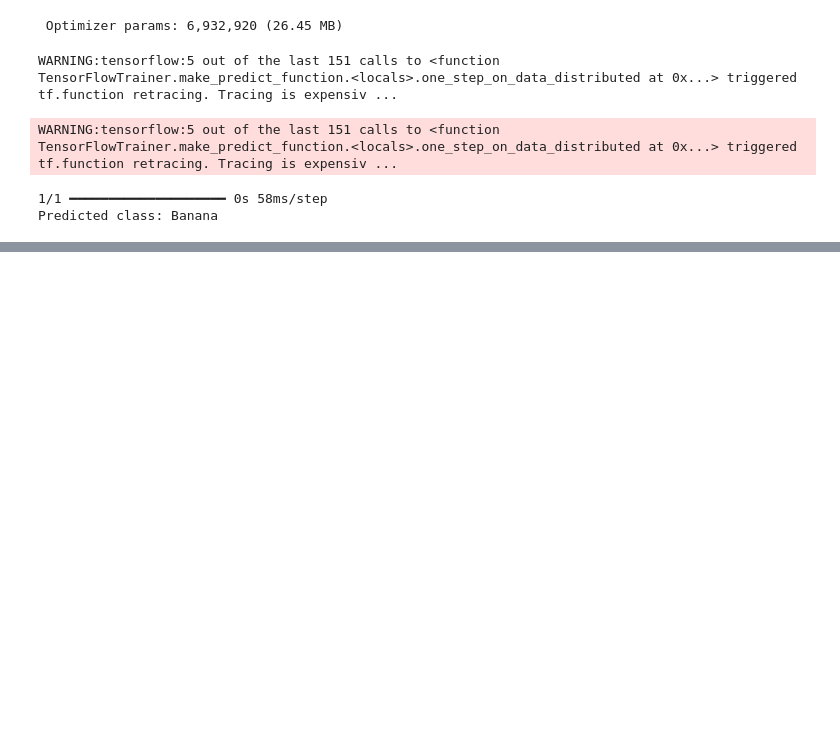
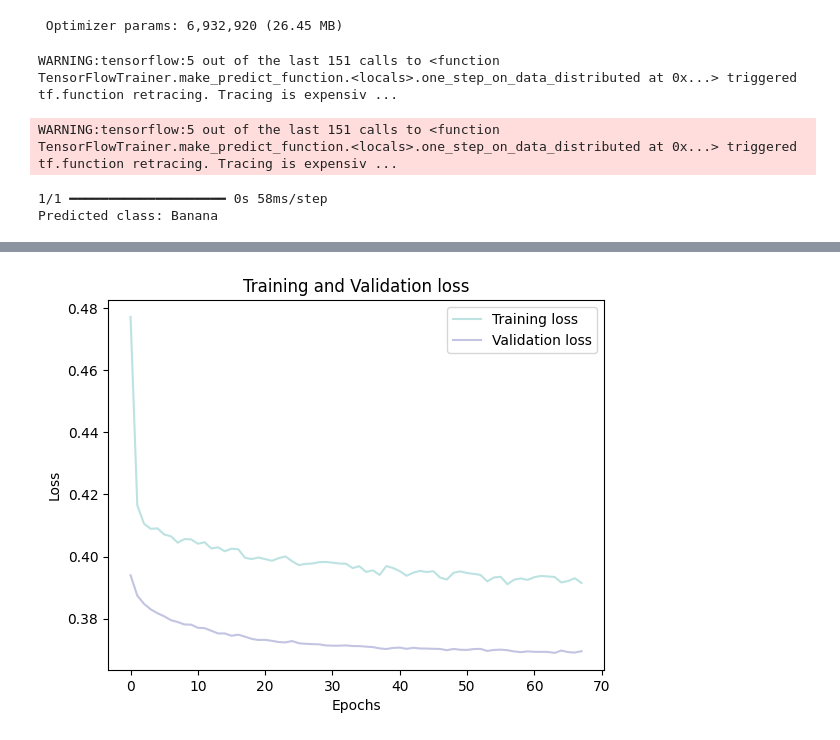
Before and after one commit to XdmriveroeX/IAminibots, a Jupyter notebook: 5.Ejercicios.ipynb, the cells around one changed output, grey strips where cells are left out. Drawn from its saved outputs; the diff is of its cells as text; code cells hidden in the pictures; blank space fills up the shorter version.

```diff
--- a/5.Ejercicios.ipynb
+++ b/5.Ejercicios.ipynb
@@ -258,0 +694,7 @@ Predicted class: Banana
+# %%
+X = features.drop(["RainTomorrow"], axis=1)
+y = features["RainTomorrow"]
+
+X_train, X_test, y_train, y_test = train_test_split(X, y, test_size = 0.2, random_state = 42)
+
+X.shape
@@ -258,0 +703,26 @@ Predicted class: Banana
+# %%
+early_stopping = callbacks.EarlyStopping(
+    min_delta=0.001,
+    patience=20,
+    restore_best_weights=True,
+)
+
+# Initialising the NN
+model = Sequential()
+
+# layers
+
+model.add(Dense(units = 32, kernel_initializer = 'uniform', activation = 'relu', input_dim = 26))
+model.add(Dense(units = 32, kernel_initializer = 'uniform', activation = 'relu'))
+model.add(Dense(units = 16, kernel_initializer = 'uniform', activation = 'relu'))
+model.add(Dropout(0.25))
+model.add(Dense(units = 8, kernel_initializer = 'uniform', activation = 'relu'))
+model.add(Dropout(0.5))
+model.add(Dense(units = 1, kernel_initializer = 'uniform', activation = 'sigmoid'))
+
+# Compiling the ANN
+opt = Adam(learning_rate=0.00009)
+model.compile(optimizer = opt, loss = 'binary_crossentropy', metrics = ['accuracy'])
+
+# Train the ANN
+history = model.fit(X_train, y_train, batch_size = 32, epochs = 150, callbacks=[early_stopping], validation_split=0.2)
@@ -258,0 +748,13 @@ Predicted class: Banana
+# %%
+history_df = pd.DataFrame(history.history)
+
+plt.plot(history_df.loc[:, ['loss']], "#BDE2E2", label='Training loss')
+plt.plot(history_df.loc[:, ['val_loss']],"#C2C4E2", label='Validation loss')
+plt.title('Training and Validation loss')
+plt.xlabel('Epochs')
+plt.ylabel('Loss')
+plt.legend(loc="best")
+
+plt.show()
+# %% [output]
+[figure, added]
```
Also changed, not shown: parts of 25 cells of this notebook, 4 other files.
